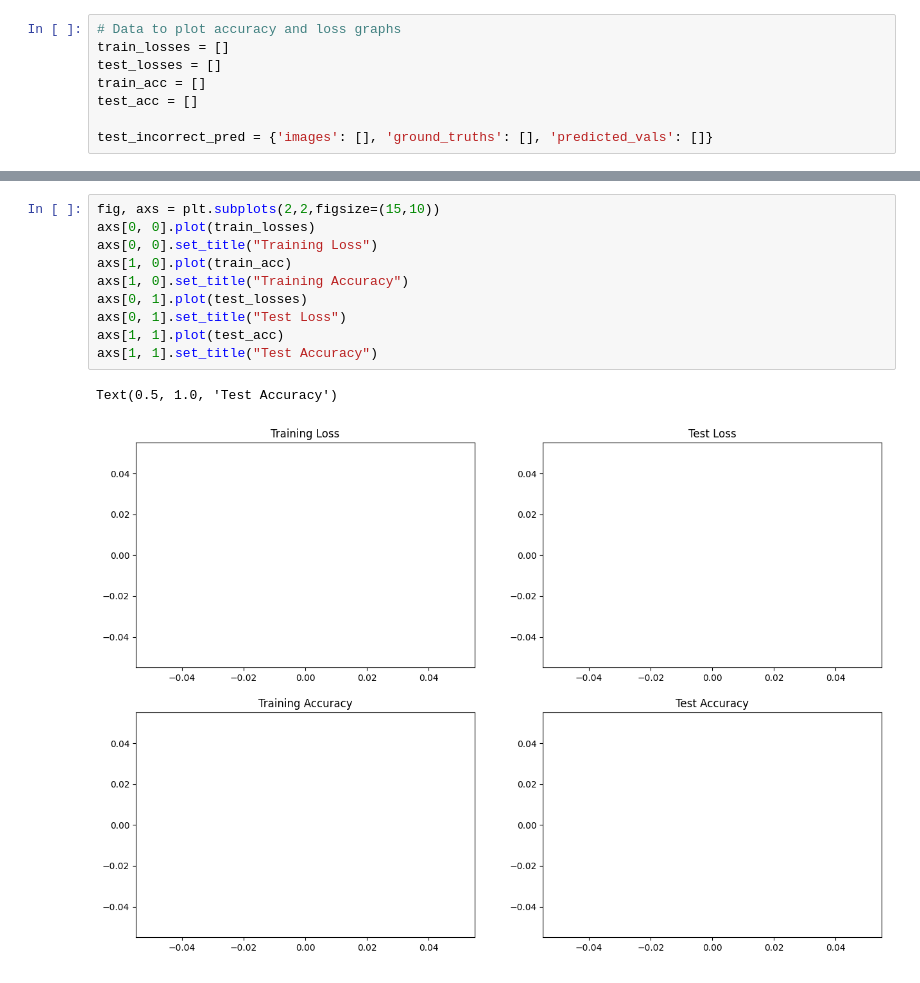
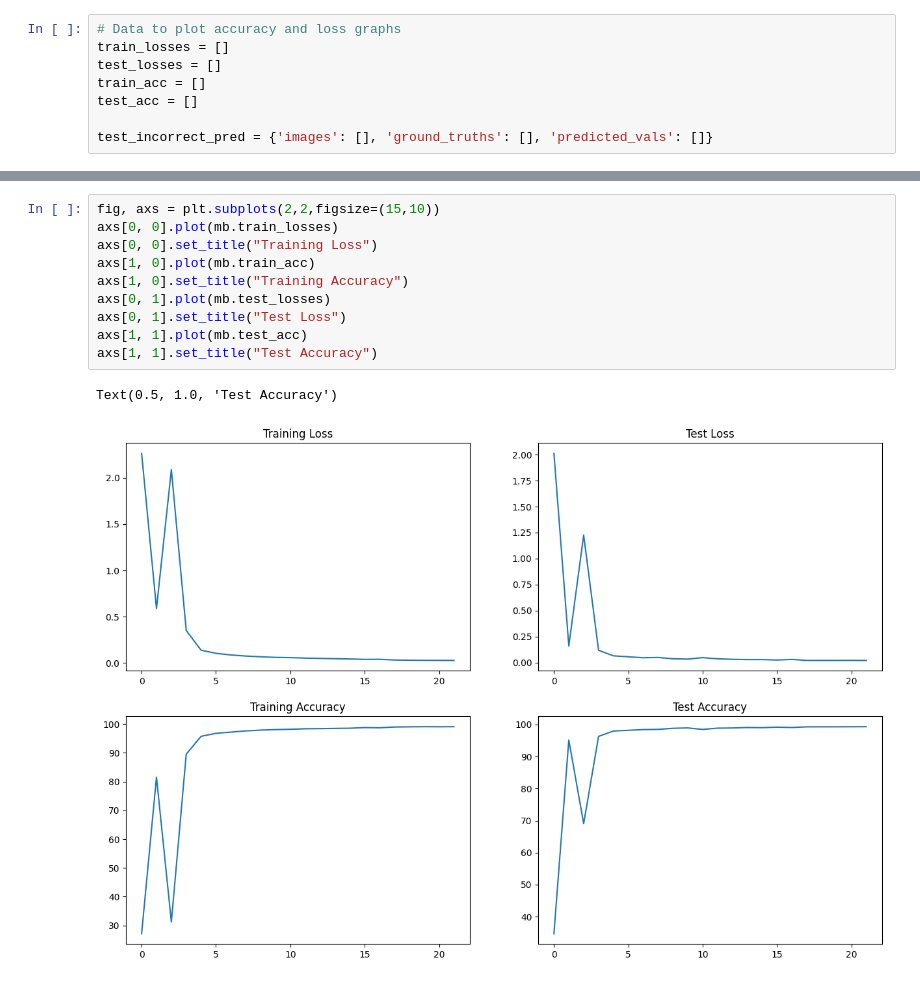
Before and after one commit to darshanabhandare/pytorchassignment, a Jupyter notebook: notebooks/S5.ipynb, the cells around one changed output, grey strips where cells are left out. Saved outputs shown, nothing was run; the diff lists cells and outputs as text.

```diff
--- a/notebooks/S5.ipynb
+++ b/notebooks/S5.ipynb
@@ -108,13 +139,13 @@ Epoch 2
 # %%
 fig, axs = plt.subplots(2,2,figsize=(15,10))
-axs[0, 0].plot(train_losses)
+axs[0, 0].plot(mb.train_losses)
 axs[0, 0].set_title("Training Loss")
-axs[1, 0].plot(train_acc)
+axs[1, 0].plot(mb.train_acc)
 axs[1, 0].set_title("Training Accuracy")
-axs[0, 1].plot(test_losses)
+axs[0, 1].plot(mb.test_losses)
 axs[0, 1].set_title("Test Loss")
-axs[1, 1].plot(test_acc)
+axs[1, 1].plot(mb.test_acc)
 axs[1, 1].set_title("Test Accuracy")
 # %% [output]
 Text(0.5, 1.0, 'Test Accuracy')
-[figure, old version]
+[figure, new version]
```
Also changed, not shown: parts of 1 cell of this notebook.
